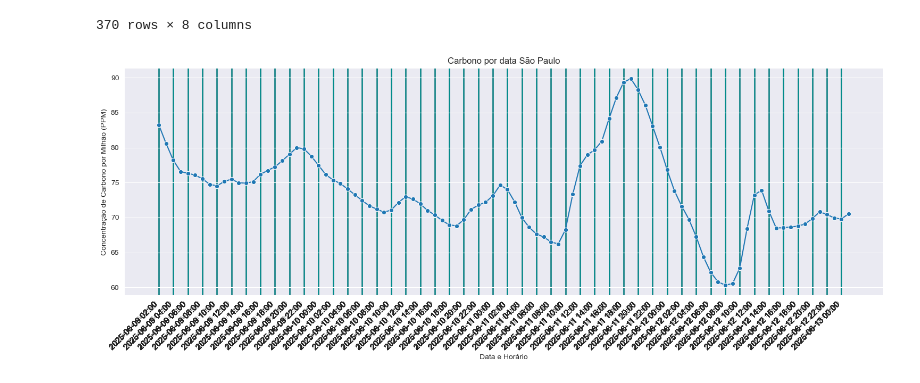
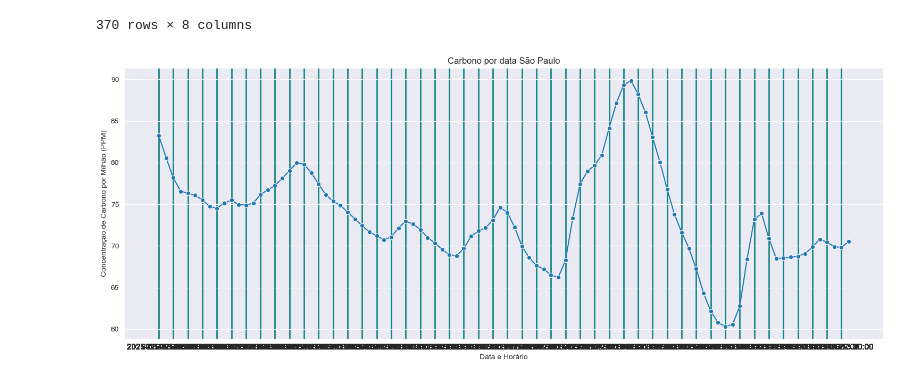
Before and after one commit to AkiraGabriel/Polution-blahblahblah, a Jupyter notebook: main.ipynb, the cells around one changed output. Drawn from its saved outputs; the diff is of its cells as text; code cells hidden in the pictures.

```diff
--- a/main.ipynb
+++ b/main.ipynb
@@ -238,23 +238,21 @@ city_Components
 # %%
 plt.figure(figsize=(15,6))
 sns.set_style("darkgrid")
 plt.grid(axis='x', linestyle='-', alpha=0.3, color='darkcyan')
 
 sns.lineplot(x='dt', y='co', marker='o', data=df_sp)
 
 plt.gca().xaxis.set_major_formatter(mdates.DateFormatter('%Y-%m-%d %H:%M'))
-# plt.gca().xaxis.set_major_locator(mdates.DayLocator(interval=1))
-plt.xticks(rotation=45, ha='right')
 plt.tick_params(axis='x', labelsize=11)
 
 plt.gca().set_xticks(df['dt'][::10])
 
 plt.title('Carbono por data São Paulo')
 plt.xlabel('Data e Horário')
 plt.ylabel('Concentração de Carbono por Milhão (PPM)')
 
 plt.tight_layout()
 
 plt.show()
 # %% [output]
-[figure, old version]
+[figure, new version]
```
